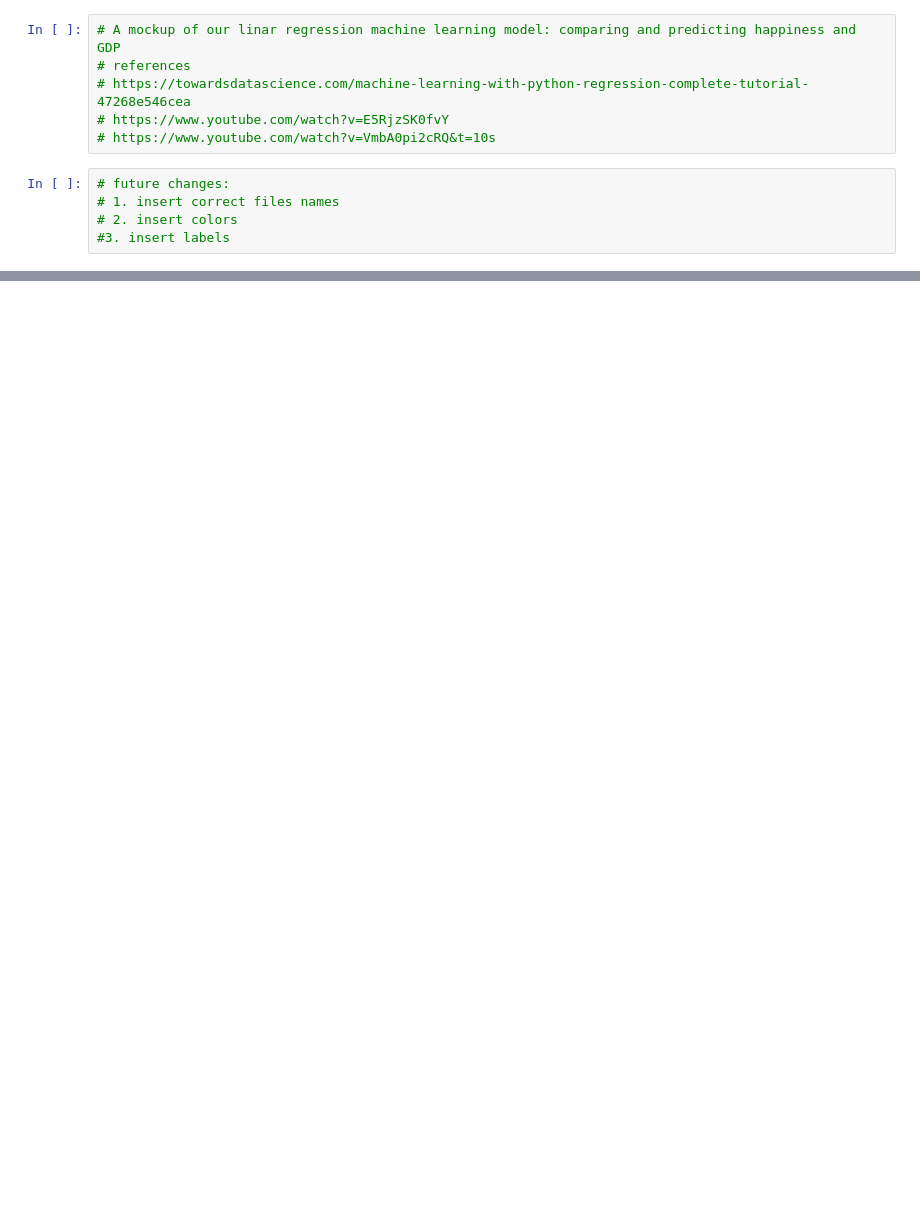
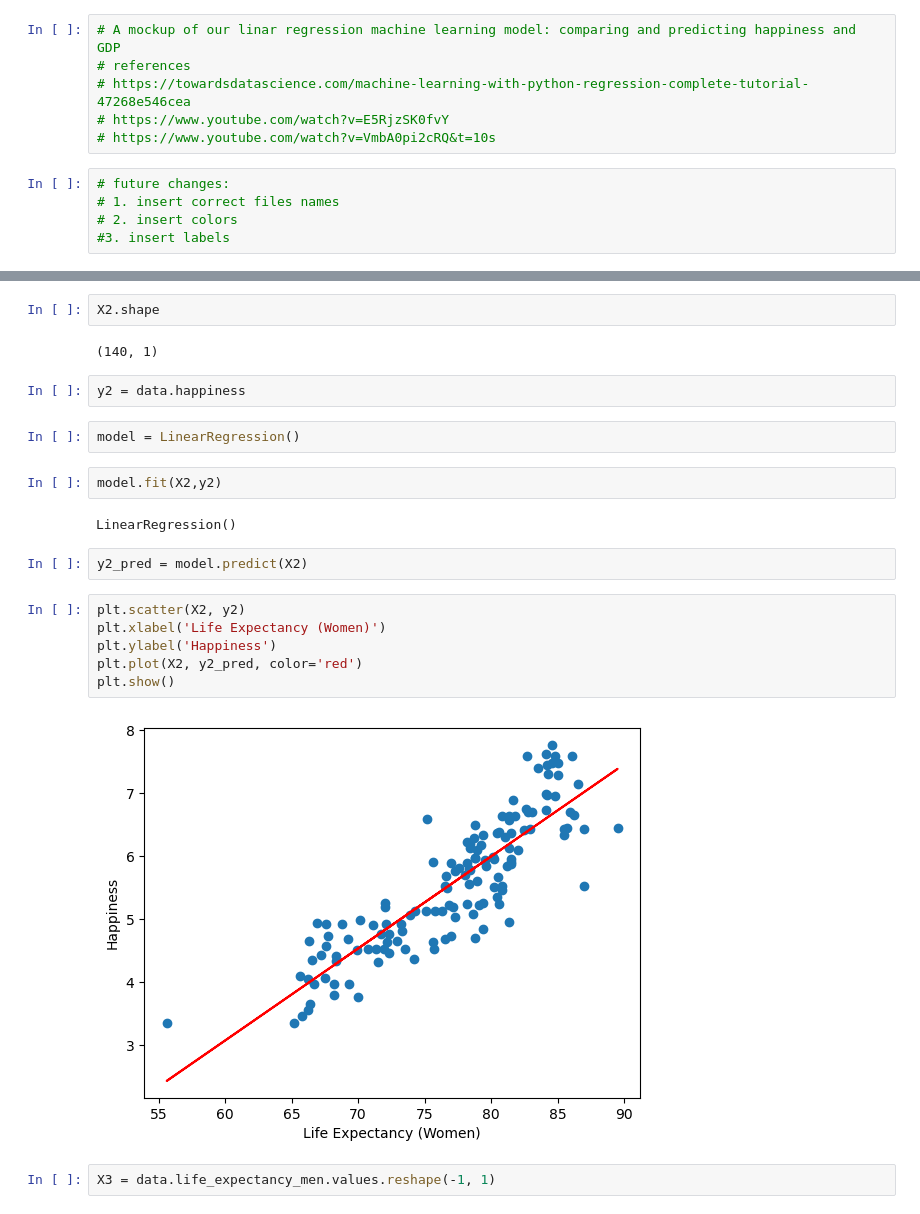
Before and after one commit to arvizr/HappinessVsLifeExpectancy, a Jupyter notebook: ML Mock Up 1.ipynb, the cells around one changed output, grey strips where cells are left out. Drawn from its saved outputs; the diff is of its cells as text; blank space fills up the shorter version.

```diff
--- a/ML Mock Up 1.ipynb
+++ b/ML Mock Up 1.ipynb
@@ -122,0 +170,24 @@ print(r2_score)
+# %%
+X2.shape
+# %% [output]
+(140, 1)
+# %%
+y2 = data.happiness
+# %%
+model = LinearRegression()
+# %%
+model.fit(X2,y2)
+# %% [output]
+LinearRegression()
+# %%
+y2_pred = model.predict(X2)
+# %%
+plt.scatter(X2, y2)
+plt.xlabel('Life Expectancy (Women)')
+plt.ylabel('Happiness')
+plt.plot(X2, y2_pred, color='red')
+plt.show()
+# %% [output]
+[figure, added]
+# %%
+X3 = data.life_expectancy_men.values.reshape(-1, 1)
```
Also changed, not shown: parts of 31 cells of this notebook, 1 other file.
